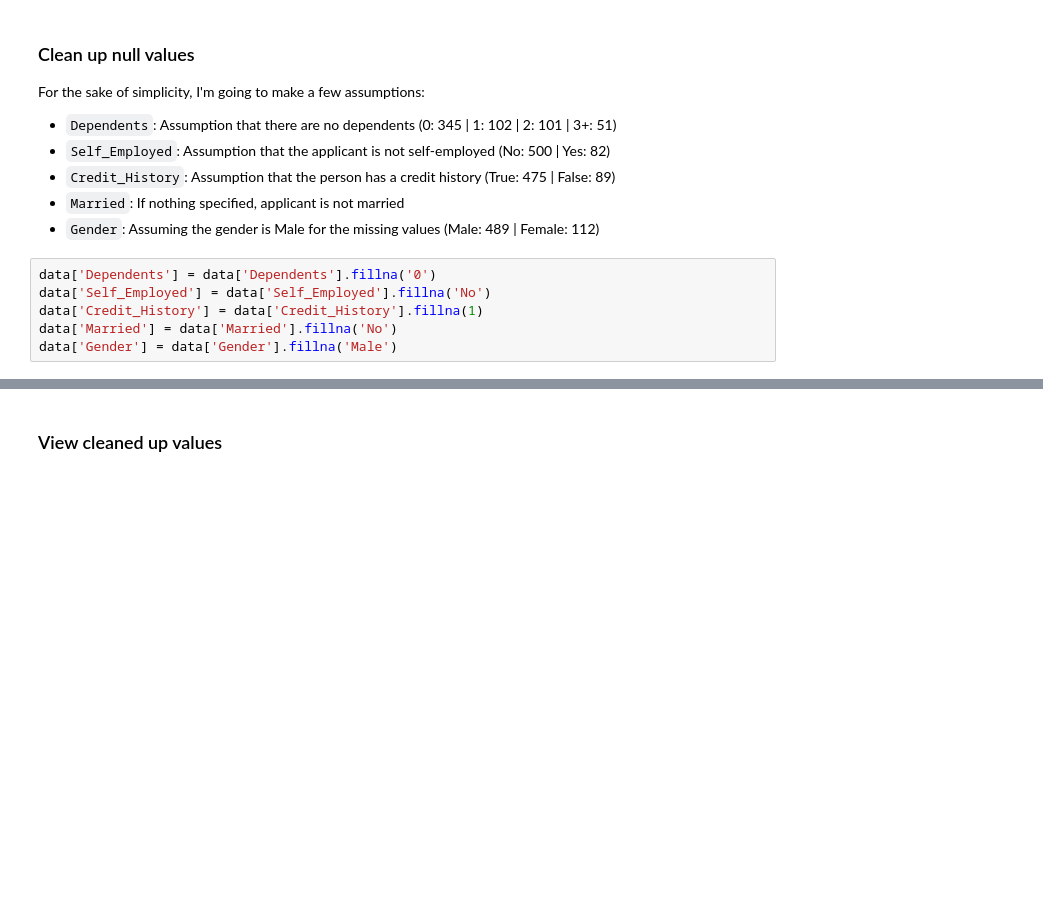
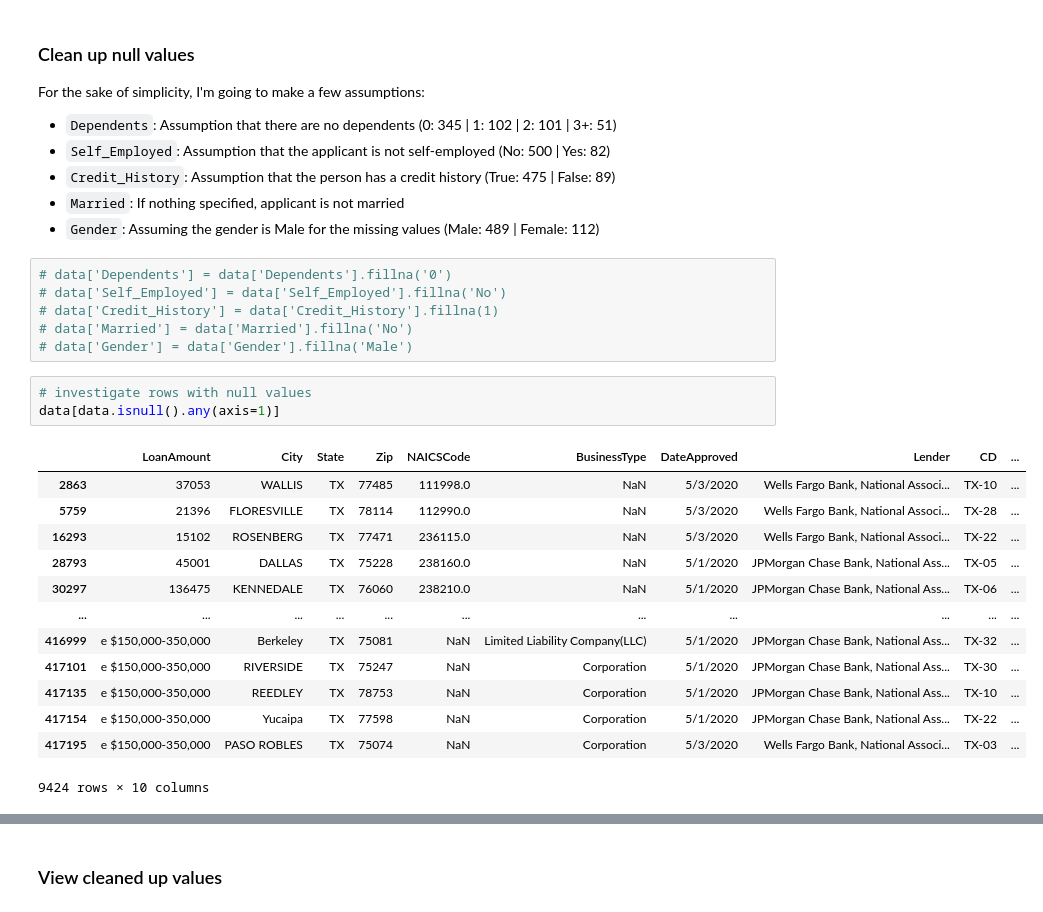
Before and after one commit to jinahporter/project3, a Jupyter notebook: PPP.ipynb, the cells around one changed output, grey strips where cells are left out. Drawn from its saved outputs; the diff is of its cells as text; blank space fills up the shorter version.

Commit message:
data cleaning and merge

```diff
--- a/PPP.ipynb
+++ b/PPP.ipynb
@@ -71,8 +59,25 @@ For the sake of simplicity, I'm going to make a few assumptions:
 - `Married`: If nothing specified, applicant is not married
 - `Gender`: Assuming the gender is Male for the missing values (Male: 489 | Female: 112)
 # %%
-data['Dependents'] = data['Dependents'].fillna('0')
-data['Self_Employed'] = data['Self_Employed'].fillna('No')
-data['Credit_History'] = data['Credit_History'].fillna(1)
-data['Married'] = data['Married'].fillna('No')
-data['Gender'] = data['Gender'].fillna('Male')
+# data['Dependents'] = data['Dependents'].fillna('0')
+# data['Self_Employed'] = data['Self_Employed'].fillna('No')
+# data['Credit_History'] = data['Credit_History'].fillna(1)
+# data['Married'] = data['Married'].fillna('No')
+# data['Gender'] = data['Gender'].fillna('Male')
+# %%
+# investigate rows with null values
+data[data.isnull().any(axis=1)]
+# %% [output]
+|  | LoanAmount | City | State | Zip | NAICSCode | BusinessType | DateApproved | Lender | CD | ... |
+| 2863 | 37053 | WALLIS | TX | 77485 | 111998.0 | NaN | 5/3/2020 | Wells Fargo Bank, National Associ... | TX-10 | ... |
+| 5759 | 21396 | FLORESVILLE | TX | 78114 | 112990.0 | NaN | 5/3/2020 | Wells Fargo Bank, National Associ... | TX-28 | ... |
+| 16293 | 15102 | ROSENBERG | TX | 77471 | 236115.0 | NaN | 5/3/2020 | Wells Fargo Bank, National Associ... | TX-22 | ... |
+| 28793 | 45001 | DALLAS | TX | 75228 | 238160.0 | NaN | 5/1/2020 | JPMorgan Chase Bank, National Ass... | TX-05 | ... |
+| 30297 | 136475 | KENNEDALE | TX | 76060 | 238210.0 | NaN | 5/1/2020 | JPMorgan Chase Bank, National Ass... | TX-06 | ... |
+| ... | ... | ... | ... | ... | ... | ... | ... | ... | ... | ... |
+| 416999 | e $150,000-350,000 | Berkeley | TX | 75081 | NaN | Limited Liability Company(LLC) | 5/1/2020 | JPMorgan Chase Bank, National Ass... | TX-32 | ... |
+| 417101 | e $150,000-350,000 | RIVERSIDE | TX | 75247 | NaN | Corporation | 5/1/2020 | JPMorgan Chase Bank, National Ass... | TX-30 | ... |
+| 417135 | e $150,000-350,000 | REEDLEY | TX | 78753 | NaN | Corporation | 5/1/2020 | JPMorgan Chase Bank, National Ass... | TX-10 | ... |
+| 417154 | e $150,000-350,000 | Yucaipa | TX | 77598 | NaN | Corporation | 5/1/2020 | JPMorgan Chase Bank, National Ass... | TX-22 | ... |
+| 417195 | e $150,000-350,000 | PASO ROBLES | TX | 75074 | NaN | Corporation | 5/3/2020 | Wells Fargo Bank, National Associ... | TX-03 | ... |
+9424 rows × 10 columns
```
Also changed, not shown: parts of 8 cells of this notebook, 3 other files.
